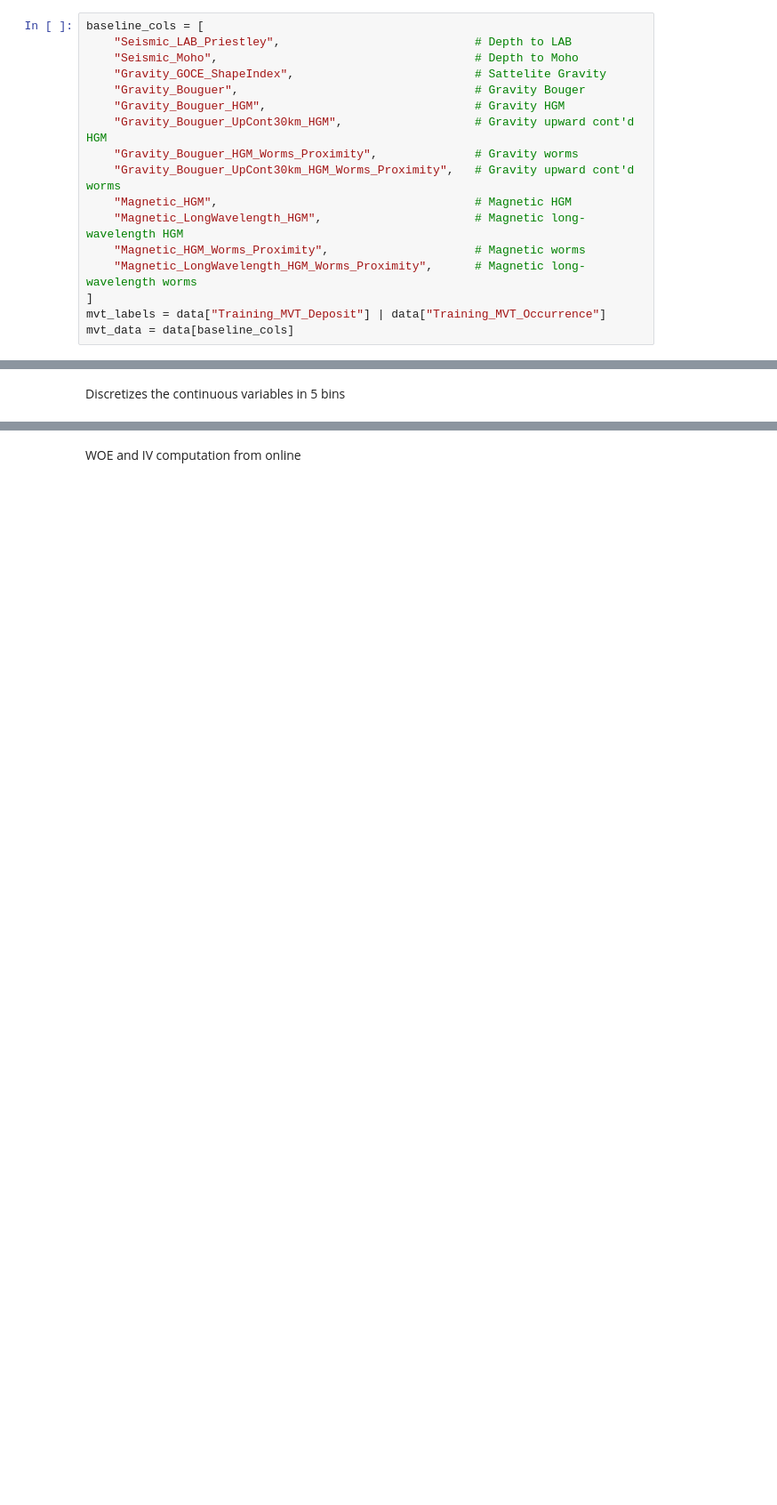
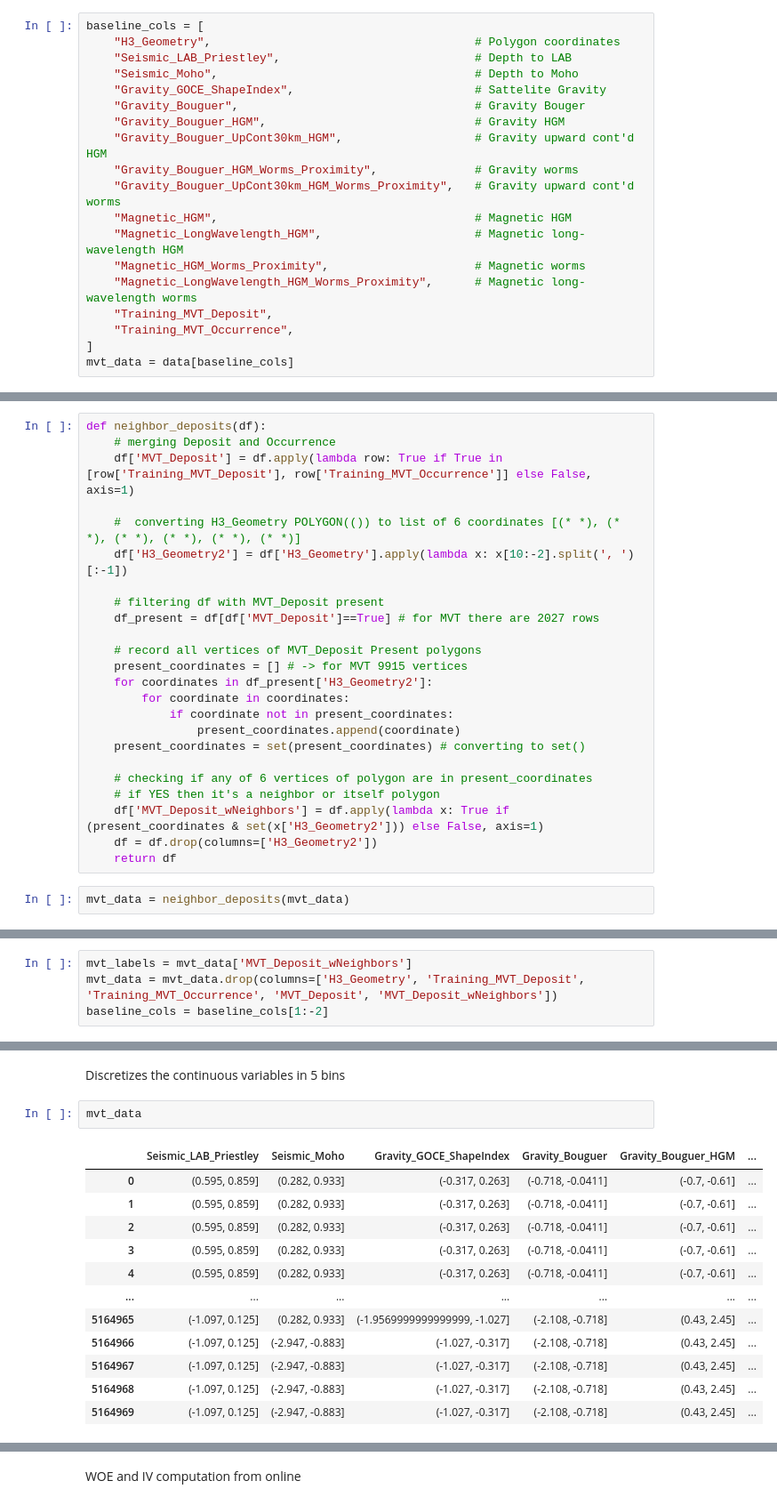
Before and after one commit to DARPA-CRITICALMAAS/sri-ta3-baselines, a Jupyter notebook: woe_baseline.ipynb, the cells around one changed output, grey strips where cells are left out. Shown at 89% size. Drawn from its saved outputs; the diff is of its cells as text; blank space fills up the shorter version.

Commit message:
Added neighborhood deposits

```diff
--- a/woe_baseline.ipynb
+++ b/woe_baseline.ipynb
@@ -49,6 +49,7 @@ memory usage: 3.6+ GB
 Selects the data /labels used for MVT WOE baseline
 # %%
 baseline_cols = [
+    "H3_Geometry",                                      # Polygon coordinates
     "Seismic_LAB_Priestley",                            # Depth to LAB
     "Seismic_Moho",                                     # Depth to Moho
     "Gravity_GOCE_ShapeIndex",                          # Sattelite Gravity
@@ -61,6 +62,7 @@ baseline_cols = [
     "Magnetic_LongWavelength_HGM",                      # Magnetic long-wavelength HGM
     "Magnetic_HGM_Worms_Proximity",                     # Magnetic worms
     "Magnetic_LongWavelength_HGM_Worms_Proximity",      # Magnetic long-wavelength worms
+    "Training_MVT_Deposit",
+    "Training_MVT_Occurrence",
 ]
-mvt_labels = data["Training_MVT_Deposit"] | data["Training_MVT_Occurrence"]
 mvt_data = data[baseline_cols]
@@ -66,0 +71,26 @@ mvt_data = data[baseline_cols]
+# %%
+def neighbor_deposits(df):
+    # merging Deposit and Occurrence
+    df['MVT_Deposit'] = df.apply(lambda row: True if True in [row['Training_MVT_Deposit'], row['Training_MVT_Occurrence']] else False, axis=1)
+
+    #  converting H3_Geometry POLYGON(()) to list of 6 coordinates [(* *), (* *), (* *), (* *), (* *), (* *)]
+    df['H3_Geometry2'] = df['H3_Geometry'].apply(lambda x: x[10:-2].split(', ')[:-1])
+
+    # filtering df with MVT_Deposit present
+    df_present = df[df['MVT_Deposit']==True] # for MVT there are 2027 rows
+
+    # record all vertices of MVT_Deposit Present polygons
+    present_coordinates = [] # -> for MVT 9915 vertices
+    for coordinates in df_present['H3_Geometry2']:
+        for coordinate in coordinates:
+            if coordinate not in present_coordinates:
+                present_coordinates.append(coordinate)
+    present_coordinates = set(present_coordinates) # converting to set()
+
+    # checking if any of 6 vertices of polygon are in present_coordinates
+    # if YES then it's a neighbor or itself polygon
+    df['MVT_Deposit_wNeighbors'] = df.apply(lambda x: True if (present_coordinates & set(x['H3_Geometry2'])) else False, axis=1)
+    df = df.drop(columns=['H3_Geometry2'])
+    return df
+# %%
+mvt_data = neighbor_deposits(mvt_data)
@@ -67,3 +125,7 @@ mvt_data = data[baseline_cols]
+# %%
+mvt_labels = mvt_data['MVT_Deposit_wNeighbors']
+mvt_data = mvt_data.drop(columns=['H3_Geometry', 'Training_MVT_Deposit', 'Training_MVT_Occurrence', 'MVT_Deposit', 'MVT_Deposit_wNeighbors'])
+baseline_cols = baseline_cols[1:-2]
 # %% [markdown]
 Clearly the dataset has MANY outliers, as reported in the paper
 # %%
@@ -171,3 +212,18 @@ print("(note remaining outliers above were within the Tukey fences calculated ov
 [figure]
 # %% [markdown]
 Discretizes the continuous variables in 5 bins
+# %%
+mvt_data
+# %% [output]
+|  | Seismic_LAB_Priestley | Seismic_Moho | Gravity_GOCE_ShapeIndex | Gravity_Bouguer | Gravity_Bouguer_HGM | ... |
+| 0 | (0.595, 0.859] | (0.282, 0.933] | (-0.317, 0.263] | (-0.718, -0.0411] | (-0.7, -0.61] | ... |
+| 1 | (0.595, 0.859] | (0.282, 0.933] | (-0.317, 0.263] | (-0.718, -0.0411] | (-0.7, -0.61] | ... |
+| 2 | (0.595, 0.859] | (0.282, 0.933] | (-0.317, 0.263] | (-0.718, -0.0411] | (-0.7, -0.61] | ... |
+| 3 | (0.595, 0.859] | (0.282, 0.933] | (-0.317, 0.263] | (-0.718, -0.0411] | (-0.7, -0.61] | ... |
+| 4 | (0.595, 0.859] | (0.282, 0.933] | (-0.317, 0.263] | (-0.718, -0.0411] | (-0.7, -0.61] | ... |
+| ... | ... | ... | ... | ... | ... | ... |
+| 5164965 | (-1.097, 0.125] | (0.282, 0.933] | (-1.9569999999999999, -1.027] | (-2.108, -0.718] | (0.43, 2.45] | ... |
+| 5164966 | (-1.097, 0.125] | (-2.947, -0.883] | (-1.027, -0.317] | (-2.108, -0.718] | (0.43, 2.45] | ... |
+| 5164967 | (-1.097, 0.125] | (-2.947, -0.883] | (-1.027, -0.317] | (-2.108, -0.718] | (0.43, 2.45] | ... |
+| 5164968 | (-1.097, 0.125] | (-2.947, -0.883] | (-1.027, -0.317] | (-2.108, -0.718] | (0.43, 2.45] | ... |
+| 5164969 | (-1.097, 0.125] | (-2.947, -0.883] | (-1.027, -0.317] | (-2.108, -0.718] | (0.43, 2.45] | ... |
```
Also changed, not shown: parts of 8 cells of this notebook.
